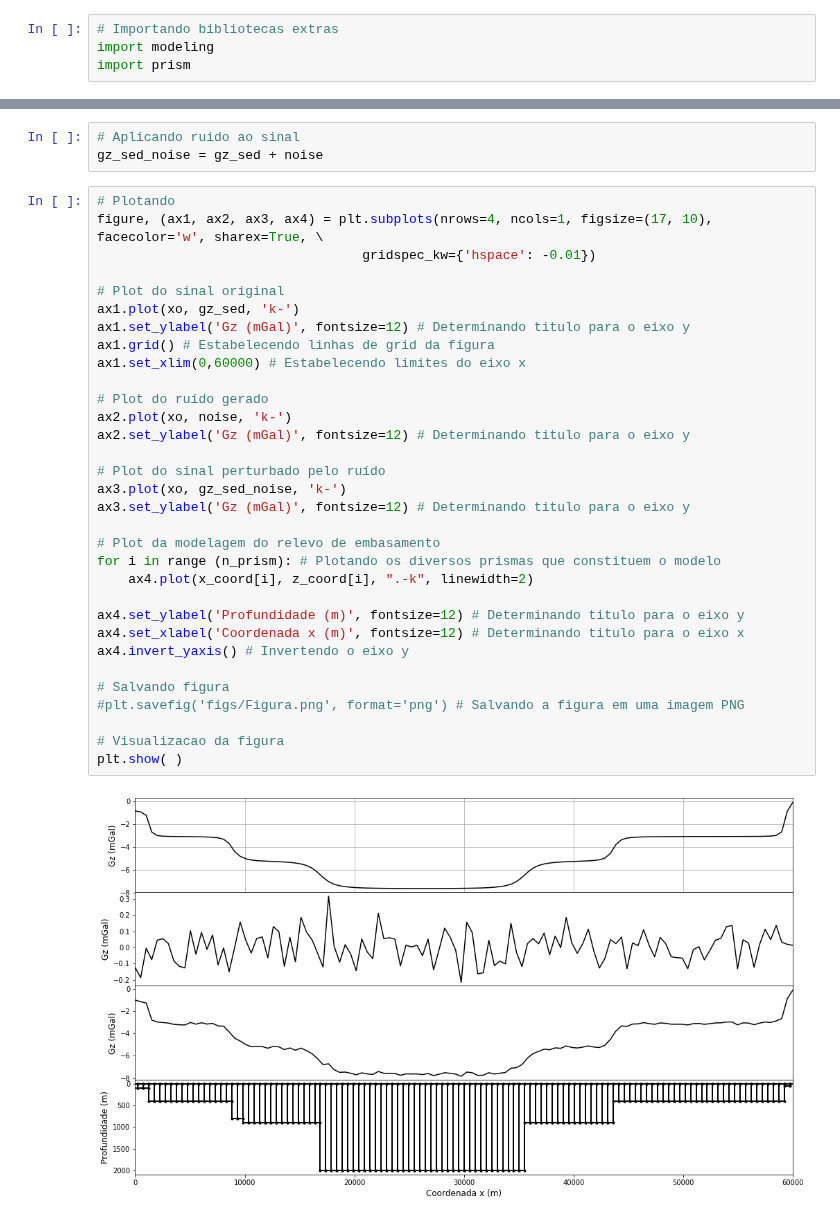
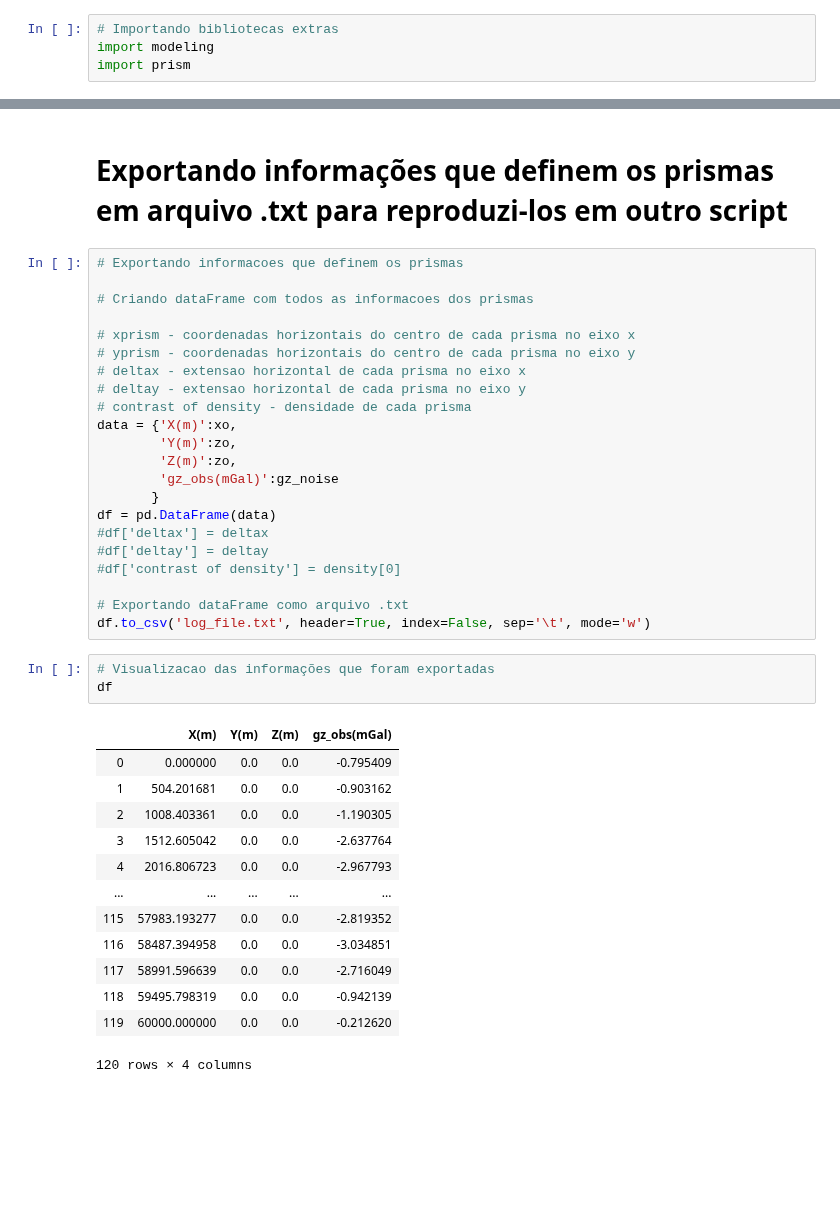
Before and after one commit to brunolf96/IC-UFF, a Jupyter notebook: modelagem_bacia.ipynb, the cells around one changed output, grey strips where cells are left out. Saved outputs shown, nothing was run; the diff lists cells and outputs as text; blank space fills up the shorter version.

```diff
--- a/modelagem_bacia.ipynb
+++ b/modelagem_bacia.ipynb
@@ -232,37 +180,41 @@ array([-0.12393316, -0.18645267, -0.00464169, -0.07490089,  0.04451486,
-# %%
-# Aplicando ruido ao sinal
-gz_sed_noise = gz_sed + noise
-# %%
-# Plotando
-figure, (ax1, ax2, ax3, ax4) = plt.subplots(nrows=4, ncols=1, figsize=(17, 10), facecolor='w', sharex=True, \
-                                  gridspec_kw={'hspace': -0.01})
-
-# Plot do sinal original
-ax1.plot(xo, gz_sed, 'k-')
-ax1.set_ylabel('Gz (mGal)', fontsize=12) # Determinando titulo para o eixo y
-ax1.grid() # Estabelecendo linhas de grid da figura
-ax1.set_xlim(0,60000) # Estabelecendo limites do eixo x
-
-# Plot do ruído gerado
-ax2.plot(xo, noise, 'k-')
-ax2.set_ylabel('Gz (mGal)', fontsize=12) # Determinando titulo para o eixo y
-
-# Plot do sinal perturbado pelo ruído
-ax3.plot(xo, gz_sed_noise, 'k-')
-ax3.set_ylabel('Gz (mGal)', fontsize=12) # Determinando titulo para o eixo y
-
-# Plot da modelagem do relevo de embasamento
-for i in range (n_prism): # Plotando os diversos prismas que constituem o modelo
-    ax4.plot(x_coord[i], z_coord[i], ".-k", linewidth=2)
-
-ax4.set_ylabel('Profundidade (m)', fontsize=12) # Determinando titulo para o eixo y
-ax4.set_xlabel('Coordenada x (m)', fontsize=12) # Determinando titulo para o eixo x
-ax4.invert_yaxis() # Invertendo o eixo y
-
-# Salvando figura
-#plt.savefig('figs/Figura.png', format='png') # Salvando a figura em uma imagem PNG
-
-# Visualizacao da figura
-plt.show( )
-# %% [output]
-[figure, removed]
+# %% [markdown]
+# Exportando informações que definem os prismas em arquivo .txt para reproduzi-los em outro script
+# %%
+# Exportando informacoes que definem os prismas
+
+# Criando dataFrame com todos as informacoes dos prismas
+
+# xprism - coordenadas horizontais do centro de cada prisma no eixo x
+# yprism - coordenadas horizontais do centro de cada prisma no eixo y
+# deltax - extensao horizontal de cada prisma no eixo x
+# deltay - extensao horizontal de cada prisma no eixo y
+# contrast of density - densidade de cada prisma
+data = {'X(m)':xo,
+        'Y(m)':zo,
+        'Z(m)':zo,
+        'gz_obs(mGal)':gz_noise
+       }
+df = pd.DataFrame(data)
+#df['deltax'] = deltax
+#df['deltay'] = deltay
+#df['contrast of density'] = density[0]
+
+# Exportando dataFrame como arquivo .txt
+df.to_csv('log_file.txt', header=True, index=False, sep='\t', mode='w')
+# %%
+# Visualizacao das informações que foram exportadas
+df
+# %% [output]
+|  | X(m) | Y(m) | Z(m) | gz_obs(mGal) |
+| 0 | 0.000000 | 0.0 | 0.0 | -0.795409 |
+| 1 | 504.201681 | 0.0 | 0.0 | -0.903162 |
+| 2 | 1008.403361 | 0.0 | 0.0 | -1.190305 |
+| 3 | 1512.605042 | 0.0 | 0.0 | -2.637764 |
+| 4 | 2016.806723 | 0.0 | 0.0 | -2.967793 |
+| ... | ... | ... | ... | ... |
+| 115 | 57983.193277 | 0.0 | 0.0 | -2.819352 |
+| 116 | 58487.394958 | 0.0 | 0.0 | -3.034851 |
+| 117 | 58991.596639 | 0.0 | 0.0 | -2.716049 |
+| 118 | 59495.798319 | 0.0 | 0.0 | -0.942139 |
+| 119 | 60000.000000 | 0.0 | 0.0 | -0.212620 |
+120 rows × 4 columns
```
Also changed, not shown: parts of 19 cells of this notebook.
